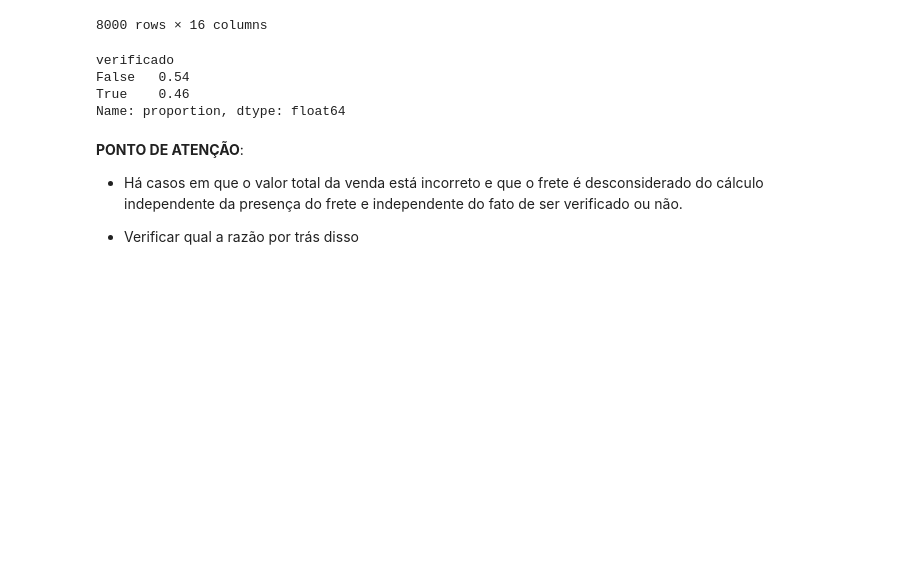
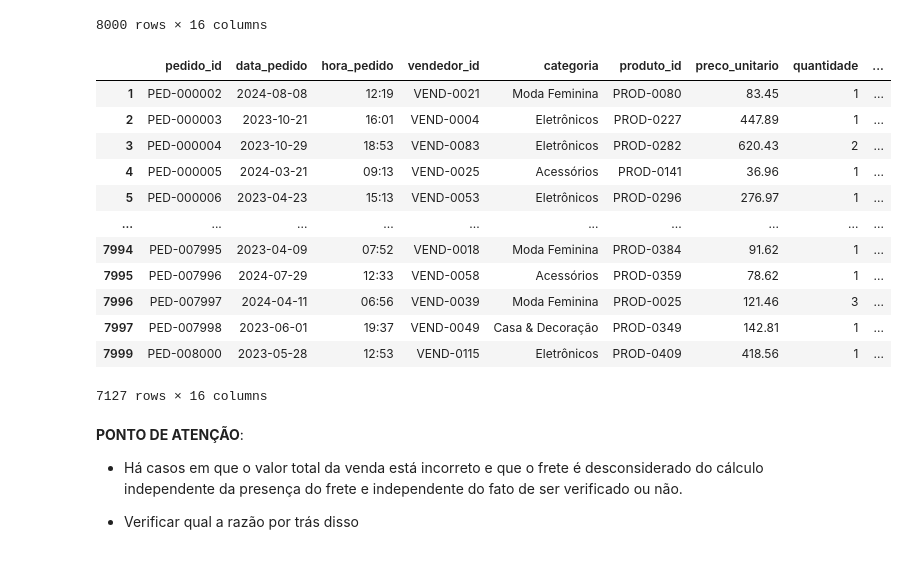
Before and after one commit to AlexDcoder/Opera-o-Marketplace-Fraude-em-E-commerce, a Jupyter notebook: notebooks/analysis.ipynb, the cells around one changed output. Saved outputs shown, nothing was run; the diff lists cells and outputs as text; code cells hidden in the pictures; blank space fills up the shorter version.

```diff
--- a/notebooks/analysis.ipynb
+++ b/notebooks/analysis.ipynb
@@ -301,14 +298,24 @@ df_vendas_merged
 # %%
 valor_total_incorreto = df_vendas_merged[
     (df_vendas_merged['preco_unitario'] * df_vendas_merged['quantidade']) != df_vendas_merged['valor_total']
 ]
 
-valor_total_incorreto['verificado'].value_counts(normalize=True)
+df_vendas_merged = df_vendas_merged.drop(valor_total_incorreto.index)
+df_vendas_merged
 # %% [output]
+|  | pedido_id | data_pedido | hora_pedido | vendedor_id | categoria | produto_id | preco_unitario | quantidade | ... |
+| 1 | PED-000002 | 2024-08-08 | 12:19 | VEND-0021 | Moda Feminina | PROD-0080 | 83.45 | 1 | ... |
+| 2 | PED-000003 | 2023-10-21 | 16:01 | VEND-0004 | Eletrônicos | PROD-0227 | 447.89 | 1 | ... |
+| 3 | PED-000004 | 2023-10-29 | 18:53 | VEND-0083 | Eletrônicos | PROD-0282 | 620.43 | 2 | ... |
+| 4 | PED-000005 | 2024-03-21 | 09:13 | VEND-0025 | Acessórios | PROD-0141 | 36.96 | 1 | ... |
+| 5 | PED-000006 | 2023-04-23 | 15:13 | VEND-0053 | Eletrônicos | PROD-0296 | 276.97 | 1 | ... |
+| ... | ... | ... | ... | ... | ... | ... | ... | ... | ... |
+| 7994 | PED-007995 | 2023-04-09 | 07:52 | VEND-0018 | Moda Feminina | PROD-0384 | 91.62 | 1 | ... |
+| 7995 | PED-007996 | 2024-07-29 | 12:33 | VEND-0058 | Acessórios | PROD-0359 | 78.62 | 1 | ... |
+| 7996 | PED-007997 | 2024-04-11 | 06:56 | VEND-0039 | Moda Feminina | PROD-0025 | 121.46 | 3 | ... |
+| 7997 | PED-007998 | 2023-06-01 | 19:37 | VEND-0049 | Casa & Decoração | PROD-0349 | 142.81 | 1 | ... |
+| 7999 | PED-008000 | 2023-05-28 | 12:53 | VEND-0115 | Eletrônicos | PROD-0409 | 418.56 | 1 | ... |
-verificado
-False   0.54
-True    0.46
-Name: proportion, dtype: float64
+7127 rows × 16 columns
 # %% [markdown]
 **PONTO DE ATENÇÃO**:
 
```
Also changed, not shown: parts of 14 cells of this notebook.
